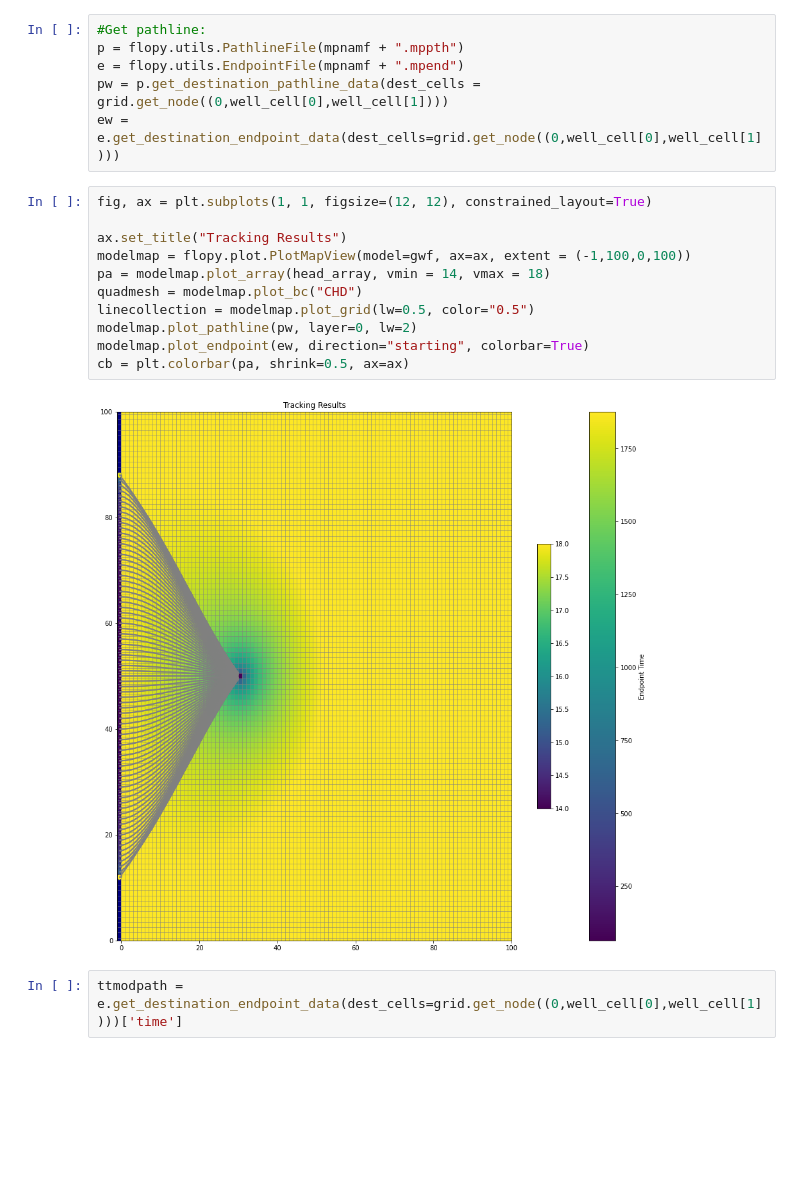
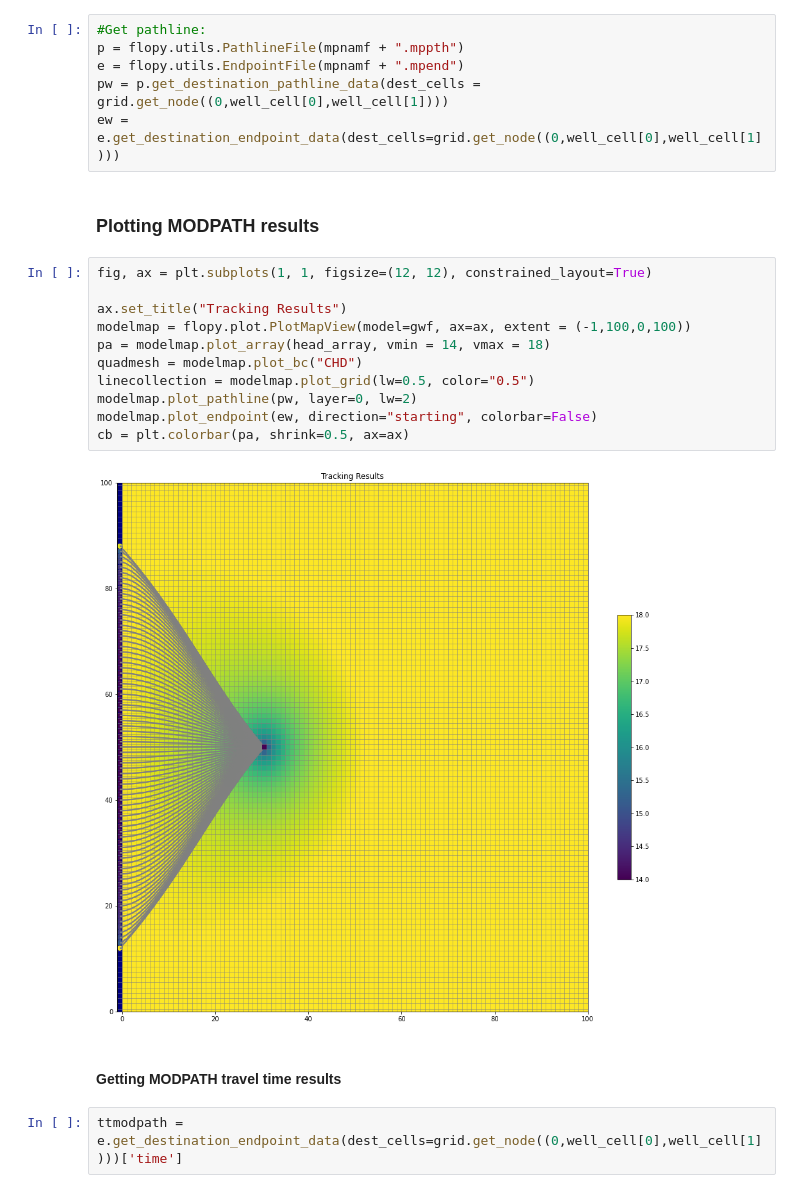
Before and after one commit to vcantarella/study_project, a Jupyter notebook: model_verification.ipynb, the cells around one changed output. Saved outputs shown, nothing was run; the diff lists cells and outputs as text; blank space fills up the shorter version.

```diff
--- a/model_verification.ipynb
+++ b/model_verification.ipynb
@@ -481,18 +455,22 @@ p = flopy.utils.PathlineFile(mpnamf + ".mppth")
 e = flopy.utils.EndpointFile(mpnamf + ".mpend")
 pw = p.get_destination_pathline_data(dest_cells = grid.get_node((0,well_cell[0],well_cell[1])))
 ew = e.get_destination_endpoint_data(dest_cells=grid.get_node((0,well_cell[0],well_cell[1])))
+# %% [markdown]
+### Plotting MODPATH results
 # %%
 fig, ax = plt.subplots(1, 1, figsize=(12, 12), constrained_layout=True)
 
 ax.set_title("Tracking Results")
 modelmap = flopy.plot.PlotMapView(model=gwf, ax=ax, extent = (-1,100,0,100))
 pa = modelmap.plot_array(head_array, vmin = 14, vmax = 18)
 quadmesh = modelmap.plot_bc("CHD")
 linecollection = modelmap.plot_grid(lw=0.5, color="0.5")
 modelmap.plot_pathline(pw, layer=0, lw=2)
-modelmap.plot_endpoint(ew, direction="starting", colorbar=True)
+modelmap.plot_endpoint(ew, direction="starting", colorbar=False)
 cb = plt.colorbar(pa, shrink=0.5, ax=ax)
 # %% [output]
-[figure, old version]
+[figure, new version]
+# %% [markdown]
+#### Getting MODPATH travel time results
 # %%
 ttmodpath = e.get_destination_endpoint_data(dest_cells=grid.get_node((0,well_cell[0],well_cell[1])))['time']
```
Also changed, not shown: parts of 37 cells of this notebook, 10 other files.
